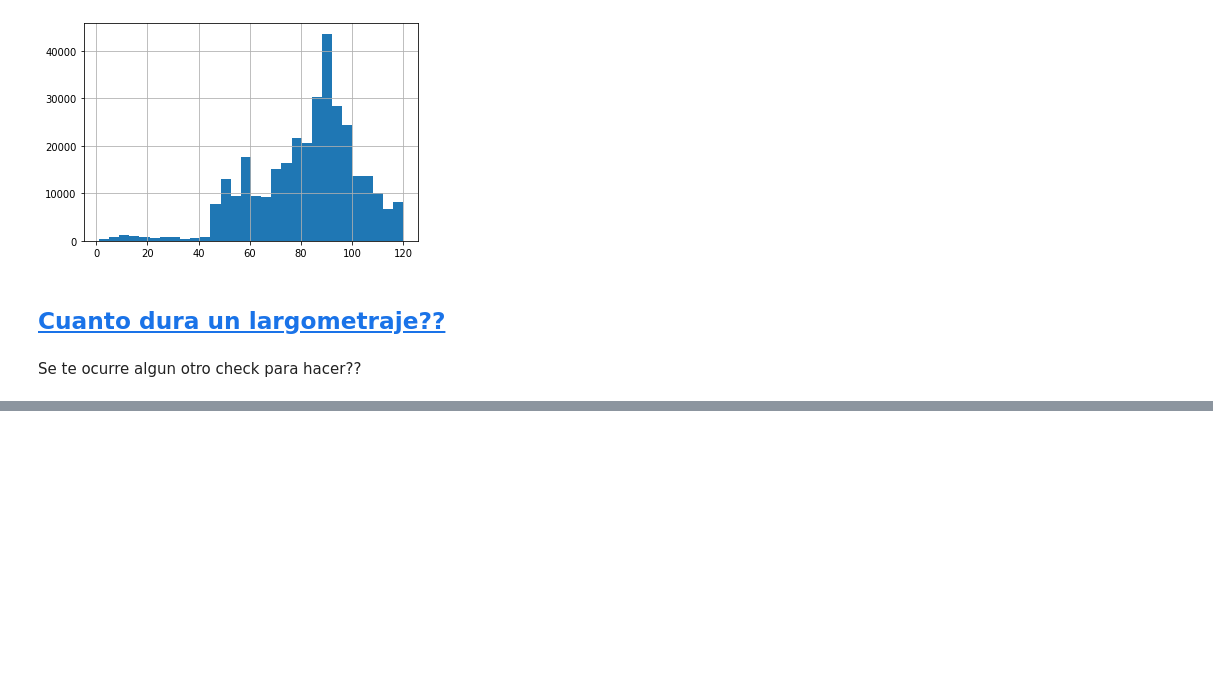
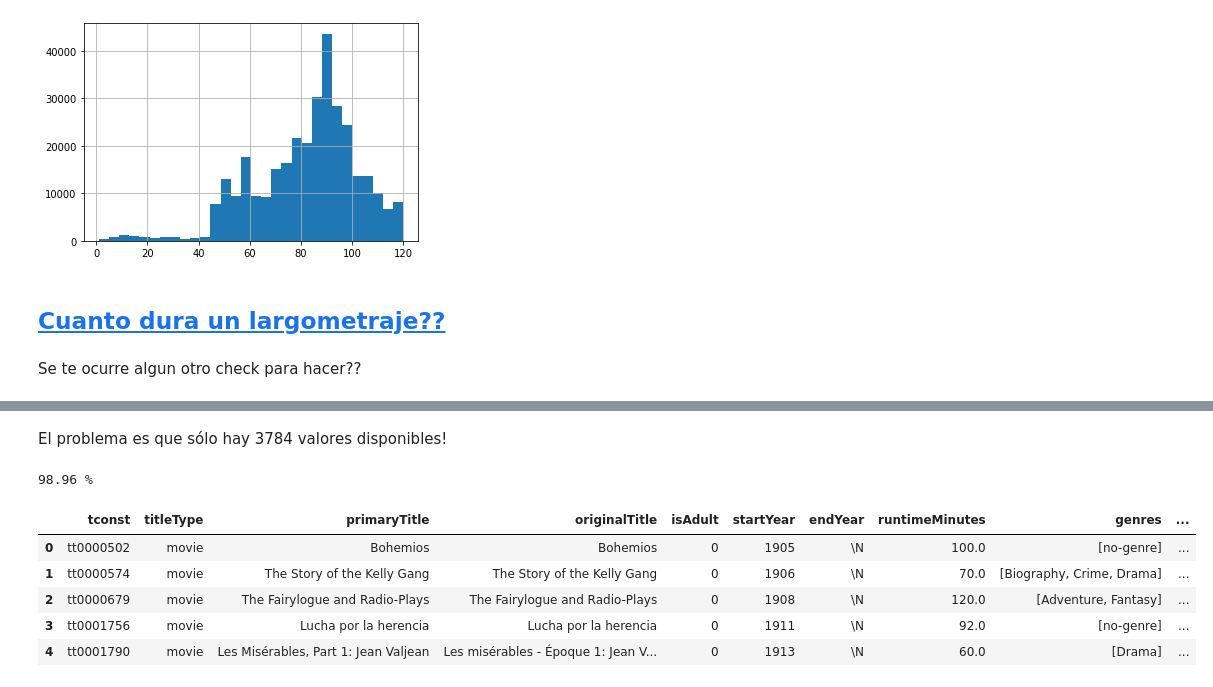
Before and after one commit to dataludus/machine_learning_practico, a Jupyter notebook: notebooks/clase-1/02_explore_the_data.ipynb, the cells around one changed output, grey strips where cells are left out. Cells and saved outputs as stored; diff of their text form; code cells hidden in the pictures; blank space fills up the shorter version.

```diff
--- a/notebooks/clase-1/02_explore_the_data.ipynb
+++ b/notebooks/clase-1/02_explore_the_data.ipynb
@@ -426,0 +484,5 @@ Se te ocurre algun otro check para hacer??
+# %%
+# Cargar nuevamente Gross
+movie_gross = pd.read_csv(PATH / 'movie_gross.csv')
+movie_gross['tconst'] = movie_gross.movie_imdb_link.apply(lambda x: x.split('/')[4])
+movie_gross.head()
@@ -426,0 +506,3 @@ Se te ocurre algun otro check para hacer??
+# %%
+movie_gross['revenue'] = movie_gross['gross']/movie_gross['budget']
+movie_gross['revenue'].value_counts().sort_index(ascending=False)
@@ -426,0 +522,4 @@ Se te ocurre algun otro check para hacer??
+# %%
+# eliminamos los valores repetidos
+movie_gross = movie_gross.groupby('tconst')[['budget', 'gross', 'revenue']].apply(max).reset_index()
+movie_gross
@@ -426,0 +540,18 @@ Se te ocurre algun otro check para hacer??
+# %% [markdown]
+El problema es que sólo hay 3784 valores disponibles!
+# %%
+movies = movies.merge(movie_gross[['tconst', 'revenue']], on='tconst', how='left')
+# %%
+# Hay muchos valores con NaN
+print(f"{100* movies['revenue'].isna().sum() / movies.shape[0]:.2f}" + ' %')
+# %% [output]
+98.96 %
+# %%
+movies.head()
+# %% [output]
+|  | tconst | titleType | primaryTitle | originalTitle | isAdult | startYear | endYear | runtimeMinutes | genres | ... |
+| 0 | tt0000502 | movie | Bohemios | Bohemios | 0 | 1905 | \N | 100.0 | [no-genre] | ... |
+| 1 | tt0000574 | movie | The Story of the Kelly Gang | The Story of the Kelly Gang | 0 | 1906 | \N | 70.0 | [Biography, Crime, Drama] | ... |
+| 2 | tt0000679 | movie | The Fairylogue and Radio-Plays | The Fairylogue and Radio-Plays | 0 | 1908 | \N | 120.0 | [Adventure, Fantasy] | ... |
+| 3 | tt0001756 | movie | Lucha por la herencia | Lucha por la herencia | 0 | 1911 | \N | 92.0 | [no-genre] | ... |
+| 4 | tt0001790 | movie | Les Misérables, Part 1: Jean Valjean | Les misérables - Époque 1: Jean V... | 0 | 1913 | \N | 60.0 | [Drama] | ... |
```
Also changed, not shown: parts of 13 cells of this notebook.
